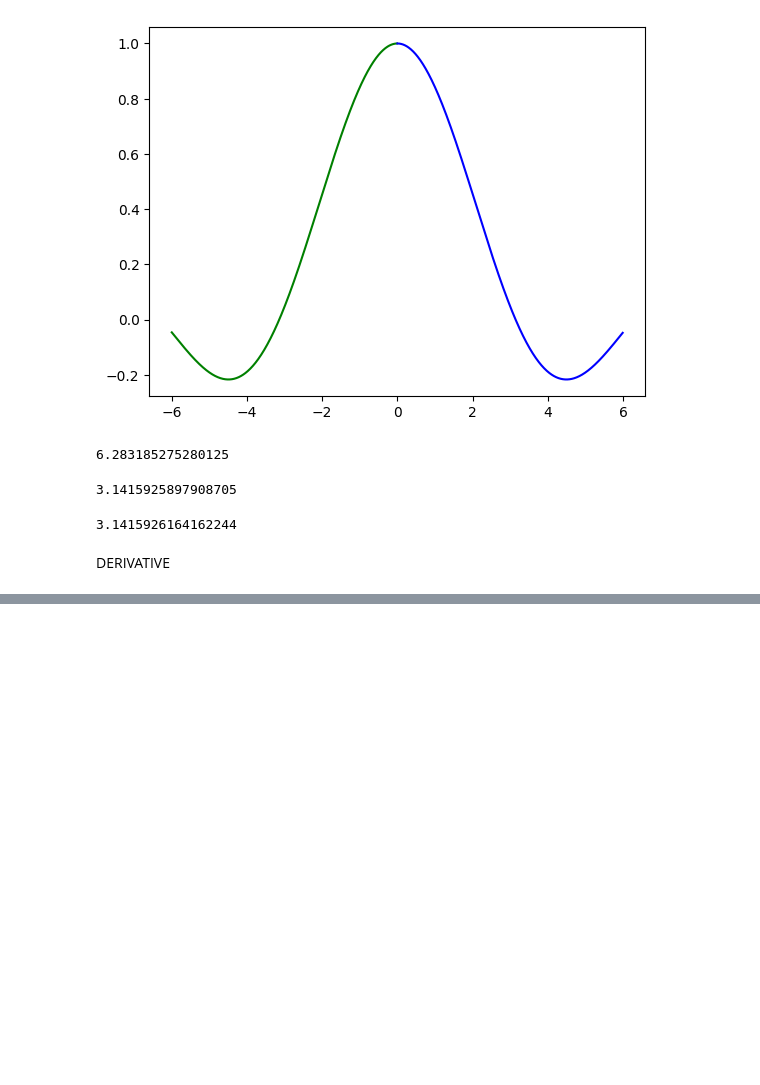
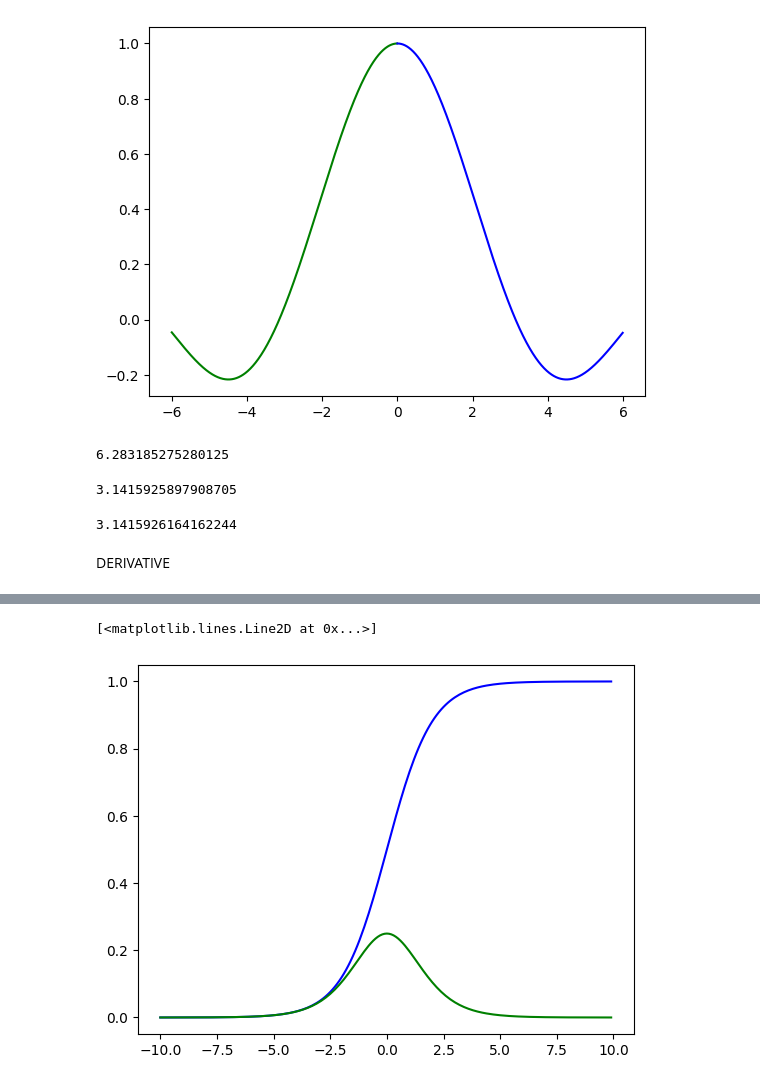
Before and after one commit to Chef221/AIO_Code, a Jupyter notebook: AI_Code/MathAI.ipynb, the cells around one changed output, grey strips where cells are left out. Saved outputs shown, nothing was run; the diff lists cells and outputs as text; code cells hidden in the pictures; blank space fills up the shorter version.

```diff
--- a/AI_Code/MathAI.ipynb
+++ b/AI_Code/MathAI.ipynb
@@ -82,0 +114,11 @@ i = 5: x5 = x4 - f(x4) / f'(x4) = 1.41421
+# %%
+# Using gradient function
+x_data = np.arange(-10, 10, 0.1).tolist()
+y_data = [sigmoid(x) for x in x_data]
+dy_data = np.gradient(y_data, x_data).tolist()
+
+plt.plot(x_data, y_data, 'b')
+plt.plot(x_data, dy_data, 'g')
+# %% [output]
+[<matplotlib.lines.Line2D at 0x...>]
+[figure, added]
```
Also changed, not shown: parts of 2 cells of this notebook.
